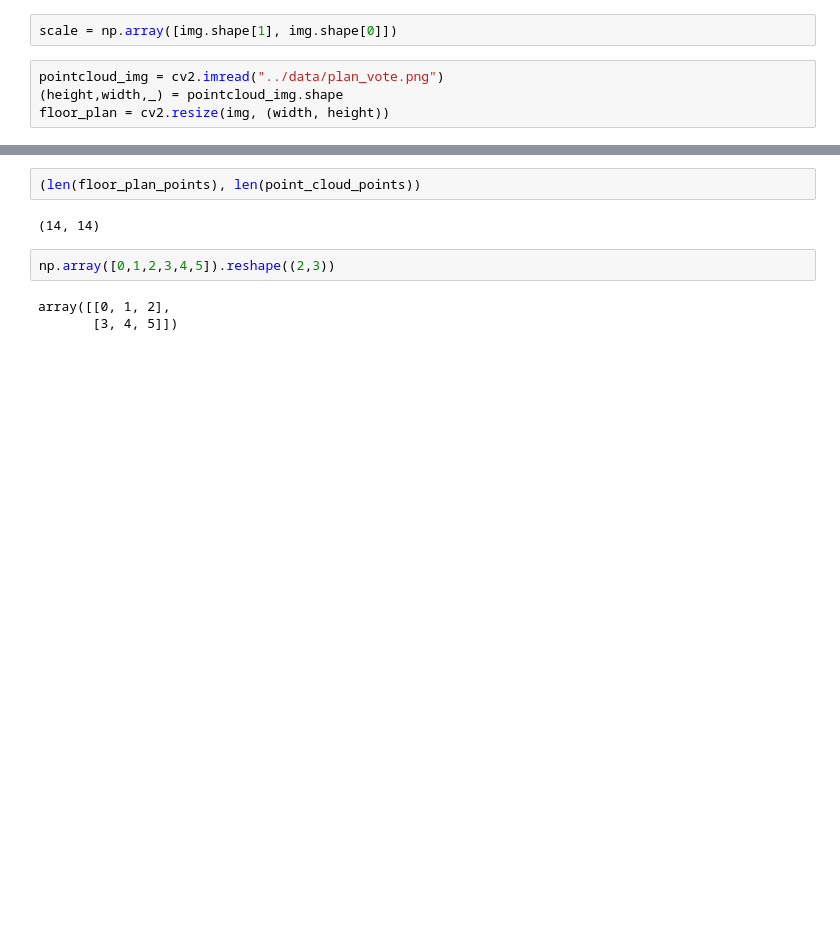
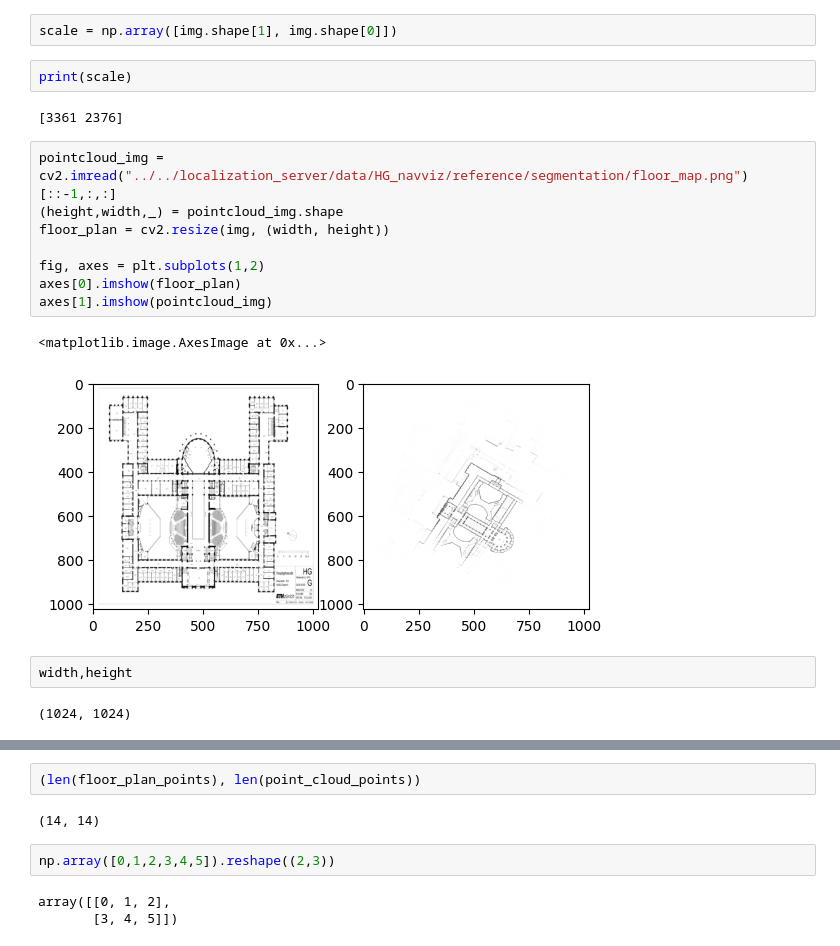
Before and after one commit to CompilerLuke/eth_localization_server, a Jupyter notebook: floor_plan_segmentation/notebooks/floor_segmentation.ipynb, the cells around one changed output, grey strips where cells are left out. Cells and saved outputs as stored; diff of their text form; blank space fills up the shorter version.

```diff
--- a/floor_plan_segmentation/notebooks/floor_segmentation.ipynb
+++ b/floor_plan_segmentation/notebooks/floor_segmentation.ipynb
@@ -46,9 +46,24 @@ plt.imshow(img)
 # %%
 scale = np.array([img.shape[1], img.shape[0]])
+# %%
+print(scale)
+# %% [output]
+[3361 2376]
 # %%
-pointcloud_img = cv2.imread("../data/plan_vote.png")
+pointcloud_img = cv2.imread("../../localization_server/data/HG_navviz/reference/segmentation/floor_map.png")[::-1,:,:]
 (height,width,_) = pointcloud_img.shape
 floor_plan = cv2.resize(img, (width, height))
+
+fig, axes = plt.subplots(1,2)
+axes[0].imshow(floor_plan)
+axes[1].imshow(pointcloud_img)
+# %% [output]
+<matplotlib.image.AxesImage at 0x...>
+[figure, added]
+# %%
+width,height
+# %% [output]
+(1024, 1024)
 # %%
 colors = []
 count = 0
```
Also changed, not shown: parts of 13 cells of this notebook, 27 other files.
